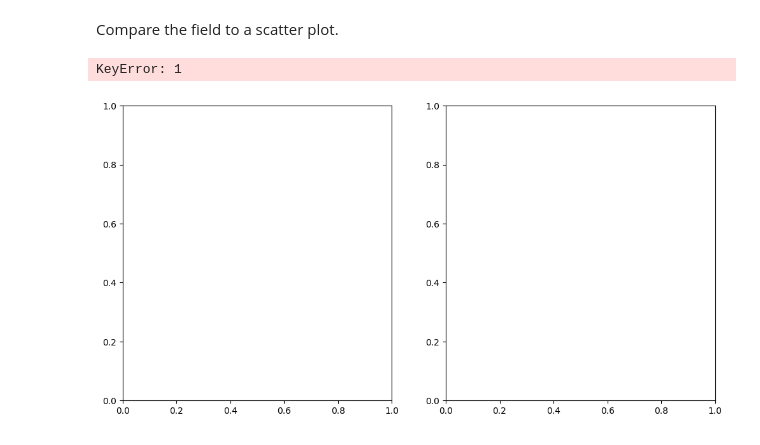
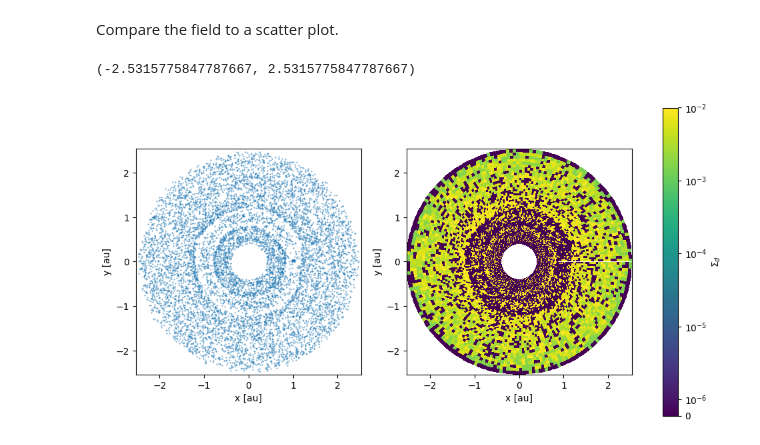
Before and after one commit to rometsch/fargocpt, a Jupyter notebook: examples/402_Dust.ipynb, the cells around one changed output. Drawn from its saved outputs; the diff is of its cells as text; code cells hidden in the pictures.

Commit message:
update dust notebook

```diff
--- a/examples/402_Dust.ipynb
+++ b/examples/402_Dust.ipynb
@@ -337,30 +334,30 @@ Compare the field to a scatter plot.
 # %%
 fig, axs = plt.subplots(ncols=2, figsize=(12,6))
 
-nd = 1
+nd = 0
 rd = dust[nd]["r"].to_value("au")
-phid = dust[nd]["phi"].to_value("rad")
+phid = dust[nd]["phi"]
 Xd = rd*np.cos(phid)
 Yd = rd*np.sin(phid)
 ax = axs[0]
-ax.scatter(Xd, Yd, marker=".", s=0.001)
+ax.scatter(Xd, Yd, marker=".", s=0.5)
 ax.set_aspect("equal")
 ax.set_xlabel("x [au]")
 ax.set_ylabel("y [au]")
 
 ax = axs[1]
 Z = dust[nd]["sigma"]/np.max(dust[nd]["sigma"])
 norm = mplcolors.SymLogNorm(linthresh=1e-6, linscale=0.2, vmin=0, vmax=1e-2)
 pcm = ax.pcolormesh(X_i_au, Y_i_au, Z, norm=norm)
 cax = fig.colorbar(pcm, ax=axs)
 cax.set_label(r"$\Sigma_d$")
 ax.set_aspect("equal")
 ax.set_xlabel("x [au]")
 ax.set_ylabel("y [au]")
 
 axs[0].set_ylim(axs[1].get_ylim())
 axs[0].set_xlim(axs[1].get_xlim())
 # %% [output]
-KeyError: 1
+(-2.5315775847787667, 2.5315775847787667)
-[figure, old version]
+[figure, new version]
 # %%
```
Also changed, not shown: parts of 11 cells of this notebook.
